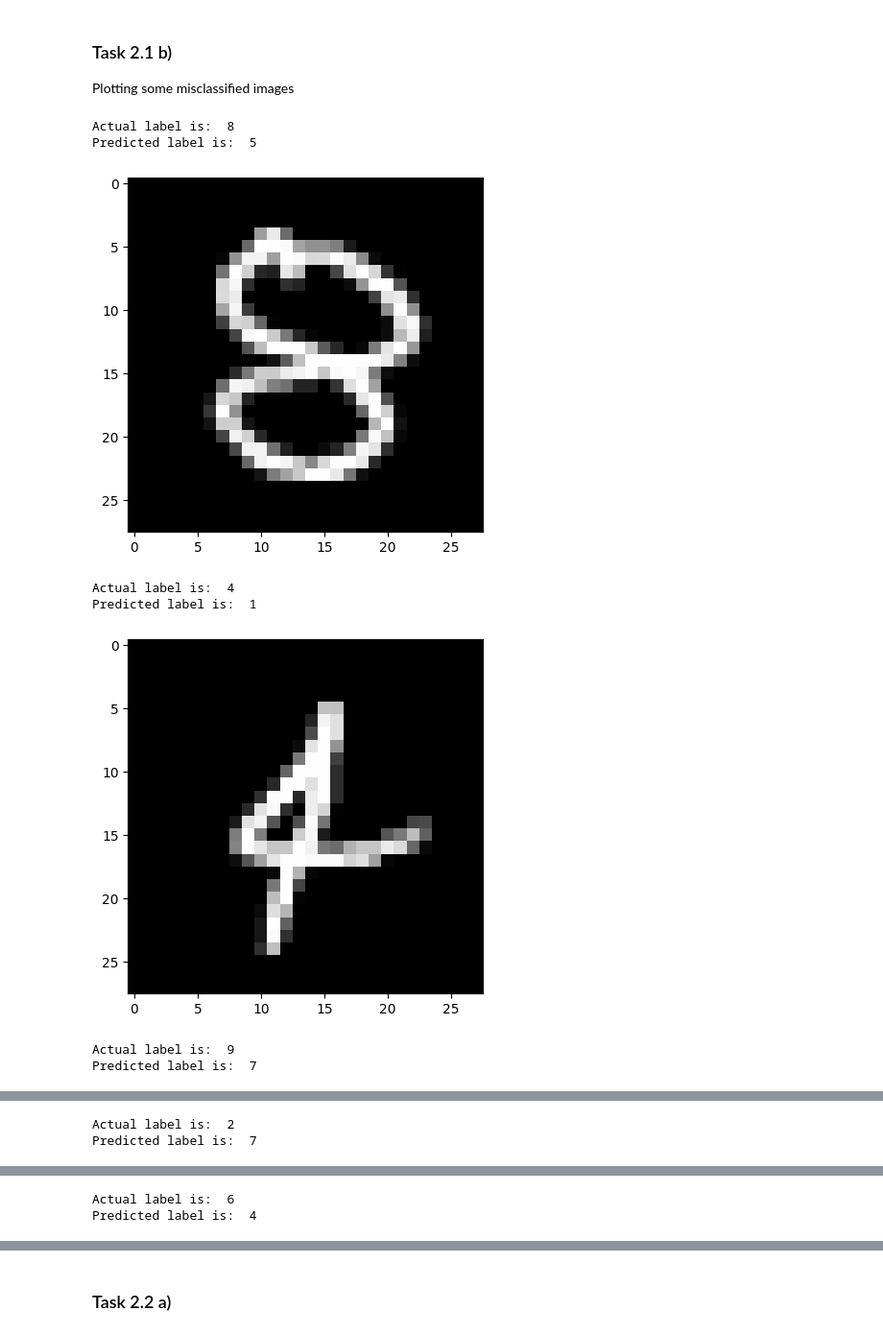
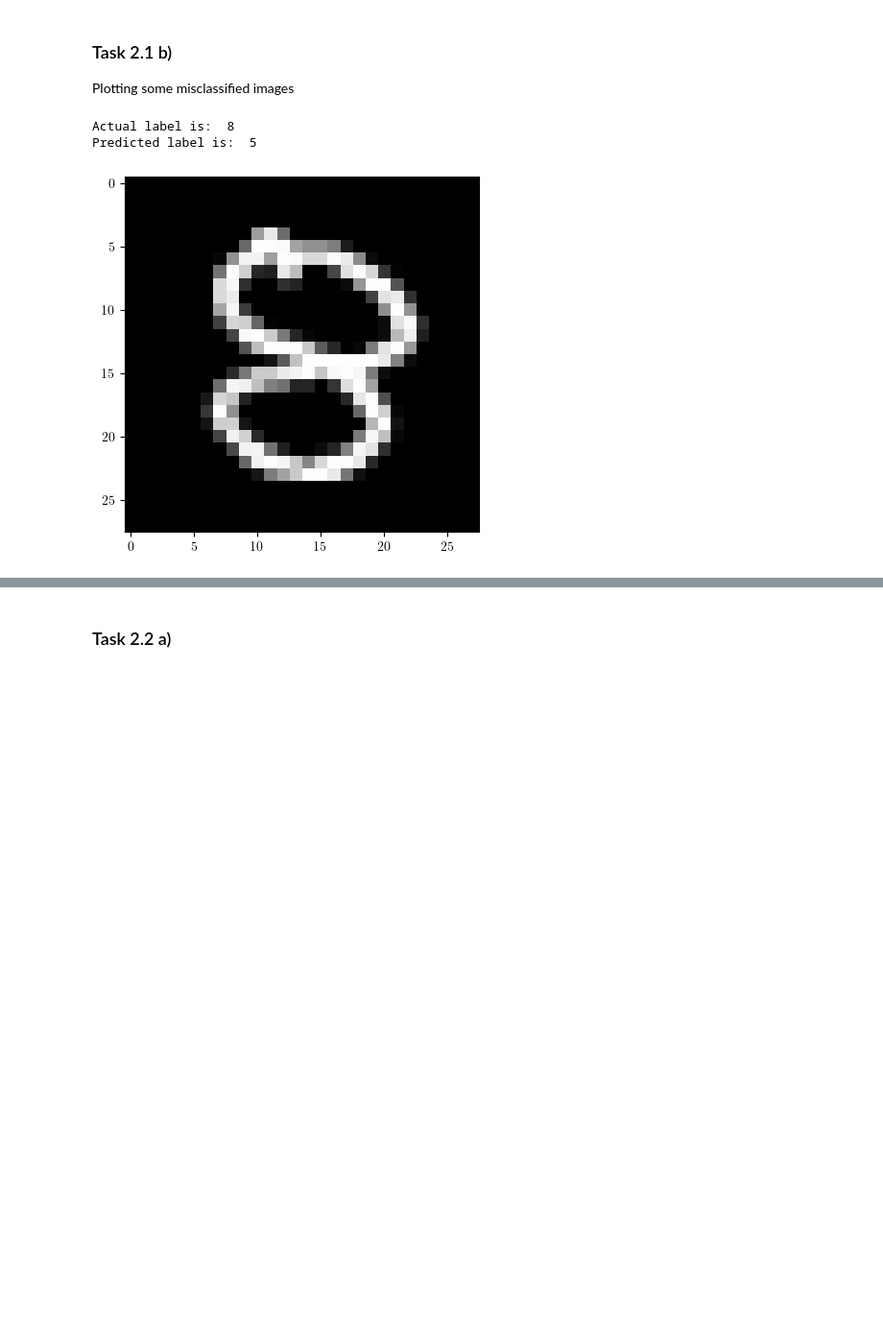
Before and after one commit to mokamv/Classification-Project, a Jupyter notebook: Task 2/numberclass.ipynb, the cells around one changed output, grey strips where cells are left out. Shown at 96% size. Saved outputs shown, nothing was run; the diff lists cells and outputs as text; code cells hidden in the pictures; blank space fills up the shorter version.

```diff
--- a/Task 2/numberclass.ipynb
+++ b/Task 2/numberclass.ipynb
@@ -48,10 +47,10 @@ def error_rate(predicted_labels, true_labels):
 # %%
 # Confusion Matrix
 
-def confusion_matrix(predicted_labels):
+def confusion_matrix_func(predicted_labels):
     predicted_labels = np.array(predicted_labels).flatten()
 
-    confusion_matrix = np.zeros((10, 10)) #TP, FP, FN, TN
+    confusion_matrix = np.zeros((10, 10), dtype=int) # x represents the true label, y represents the predicted label
     missclassified_idx = []
 
     for i in range(num_test):
@@ -59,9 +58,8 @@ def confusion_matrix(predicted_labels):
         if testlab[i] != predicted_labels[i]:
             missclassified_idx.append(i)
 
-    print(np.array_str(confusion_matrix, precision=2, suppress_small=True))
-
-    return missclassified_idx
+    # print(np.array_str(confusion_matrix, precision=2, suppress_small=True))
+    return confusion_matrix, missclassified_idx
 # %% [markdown]
 ### Task 2.1 a)
 # %%
@@ -112,23 +117,18 @@ error_rate(predicted_labels, testlab)
 ### Task 2.1 b)
 Plotting some misclassified images
 # %%
+missclassified_idx = confusion_matrix_func(predicted_labels)[1]
+
 def image_info(idx):
     print("Actual label is: ", testlab[idx])
     print("Predicted label is: ", predicted_labels[idx])
+    # return plt.imshow(test_images[idx], cmap="gray")
     plt.imshow(test_images[idx], cmap="gray")
     plt.show()
 
 image_info(missclassified_idx[3])
-image_info(missclassified_idx[4])
-image_info(missclassified_idx[5])
-image_info(missclassified_idx[6])
-image_info(missclassified_idx[7])
+# plt.savefig("Figure/missclassified_8.pdf")
 # %% [output]
 Actual label is:  8
 Predicted label is:  5
-[figure, old version]
+[figure, new version]
-Actual label is:  4
-Predicted label is:  1
-[figure, removed]
-Actual label is:  9
-Predicted label is:  7
@@ -136,2 +134,0 @@ Predicted label is:  7
-Actual label is:  2
-Predicted label is:  7
@@ -139,2 +134,0 @@ Predicted label is:  7
-Actual label is:  6
-Predicted label is:  4
```
Also changed, not shown: parts of 12 cells of this notebook, 22 other files.
